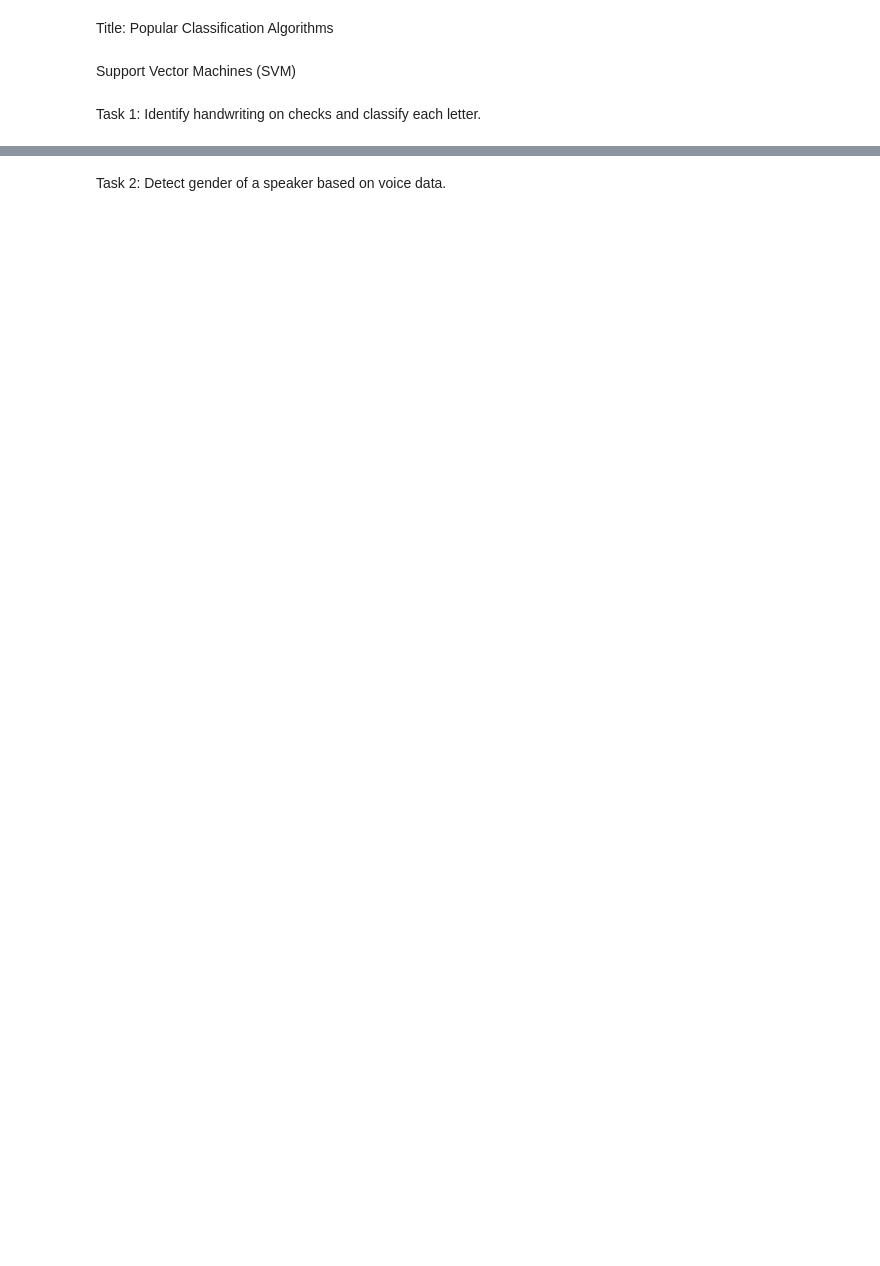
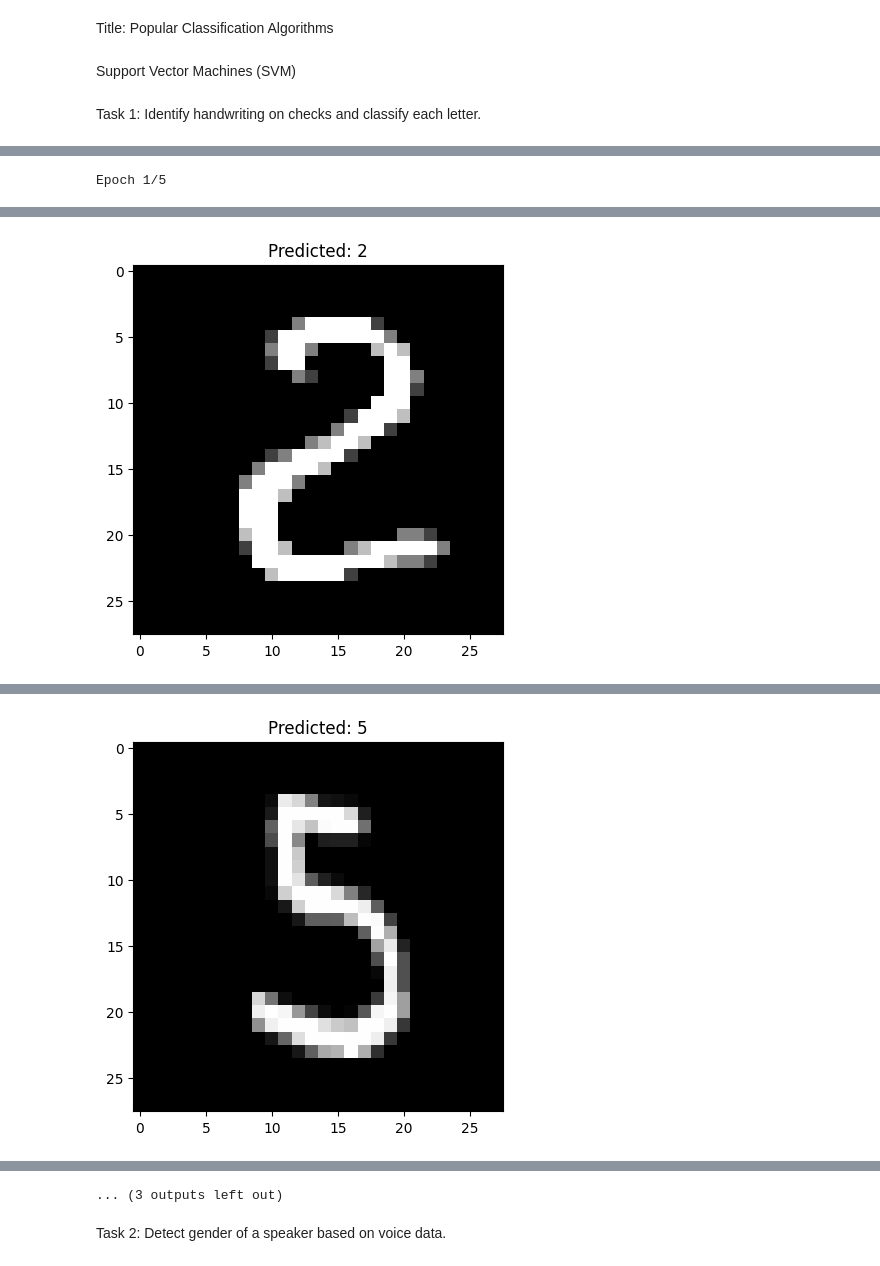
Before and after one commit to Darshan-P-M/AI---ML, a Jupyter notebook: src/Module 5/Introduction to Classification Algorithms/Qn6.ipynb, the cells around one changed output, grey strips where cells are left out. Drawn from its saved outputs; the diff is of its cells as text; code cells hidden in the pictures; blank space fills up the shorter version.

```diff
--- a/src/Module 5/Introduction to Classification Algorithms/Qn6.ipynb
+++ b/src/Module 5/Introduction to Classification Algorithms/Qn6.ipynb
@@ -84,0 +7,54 @@ ModuleNotFoundError: No module named 'torchvision'
+# %%
+import numpy as np
+import matplotlib.pyplot as plt
+from tensorflow.keras.datasets import mnist
+from tensorflow.keras.models import Sequential
+from tensorflow.keras.layers import Conv2D, MaxPooling2D, Flatten, Dense
+from tensorflow.keras.utils import to_categorical
+
+# Step 1: Load MNIST data (handwritten digits 0-9)
+(X_train, y_train), (X_test, y_test) = mnist.load_data()
+
+# Step 2: Preprocess data
+# Normalize pixel values to [0,1]
+X_train = X_train.astype('float32') / 255.0
+X_test = X_test.astype('float32') / 255.0
+
+# Reshape to (samples, height, width, channels)
+X_train = X_train.reshape(-1, 28, 28, 1)
+X_test = X_test.reshape(-1, 28, 28, 1)
+
+# One-hot encode labels
+y_train = to_categorical(y_train, 10)
+y_test = to_categorical(y_test, 10)
+
+# Step 3: Build CNN model
+model = Sequential([
+    Conv2D(32, kernel_size=(3,3), activation='relu', input_shape=(28,28,1)),
+    MaxPooling2D(pool_size=(2,2)),
+    Conv2D(64, kernel_size=(3,3), activation='relu'),
+    MaxPooling2D(pool_size=(2,2)),
+    Flatten(),
+    Dense(128, activation='relu'),
+    Dense(10, activation='softmax')
+])
+
+model.compile(optimizer='adam', loss='categorical_crossentropy', metrics=['accuracy'])
+
+# Step 4: Train model
+model.fit(X_train, y_train, epochs=5, batch_size=128, validation_split=0.1)
+
+# Step 5: Evaluate on test data
+loss, accuracy = model.evaluate(X_test, y_test)
+print(f"Test Accuracy: {accuracy*100:.2f}%")
+
+# Optional: Predict and visualize some test images
+import random
+indices = random.sample(range(len(X_test)), 5)
+for i in indices:
+    image = X_test[i].reshape(28,28)
+    prediction = np.argmax(model.predict(X_test[i:i+1]))
+    plt.imshow(image, cmap='gray')
+    plt.title(f"Predicted: {prediction}")
+    plt.show()
+# %% [output]
@@ -84,0 +74 @@ ModuleNotFoundError: No module named 'torchvision'
+Epoch 1/5
@@ -84,0 +88 @@ ModuleNotFoundError: No module named 'torchvision'
+[figure, added]
@@ -84,0 +90 @@ ModuleNotFoundError: No module named 'torchvision'
+[figure, added]
@@ -85,3 +94,4 @@ ModuleNotFoundError: No module named 'torchvision'
+... (3 outputs left out)
 # %% [markdown]
 
 Task 2: Detect gender of a speaker based on voice data.
```
Also changed, not shown: parts of 6 cells of this notebook.
